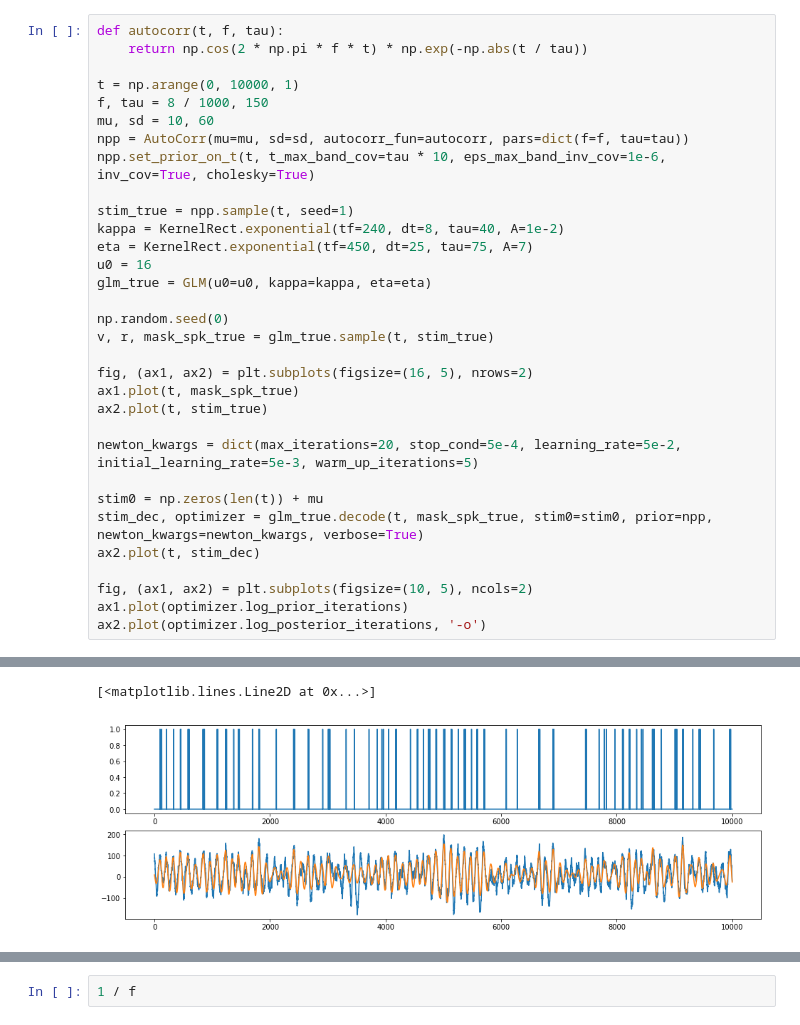
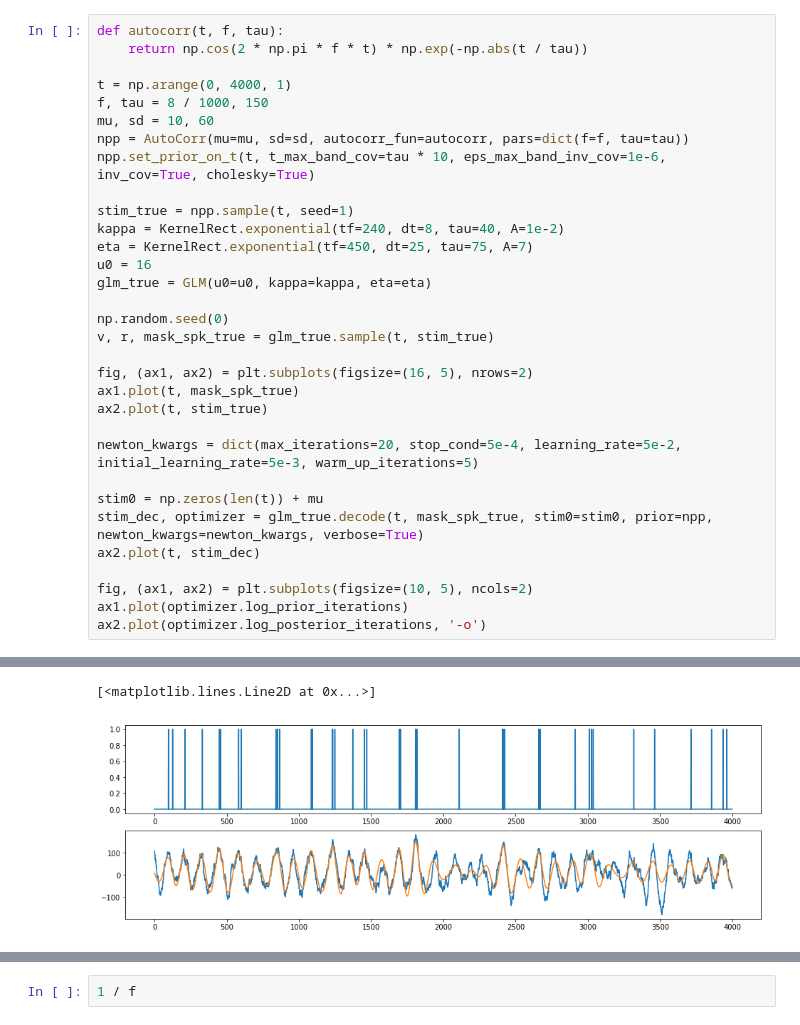
Before and after one commit to diegoarri91/iclamp-glm, a Jupyter notebook: examples/GLM_decode_process.ipynb, the cells around one changed output, grey strips where cells are left out. Drawn from its saved outputs; the diff is of its cells as text.

```diff
--- a/examples/GLM_decode_process.ipynb
+++ b/examples/GLM_decode_process.ipynb
@@ -18,7 +18,7 @@ from scipy.linalg import solveh_banded
 def autocorr(t, f, tau):
     return np.cos(2 * np.pi * f * t) * np.exp(-np.abs(t / tau))
 
-t = np.arange(0, 10000, 1)
+t = np.arange(0, 4000, 1)
 f, tau = 8 / 1000, 150
 mu, sd = 10, 60
 npp = AutoCorr(mu=mu, sd=sd, autocorr_fun=autocorr, pars=dict(f=f, tau=tau))
@@ -55,2 +55,2 @@ Starting gradient ascent...
 [<matplotlib.lines.Line2D at 0x...>]
-[figure, old version]
+[figure, new version]
```
Also changed, not shown: parts of 5 cells of this notebook, 47 other files.
